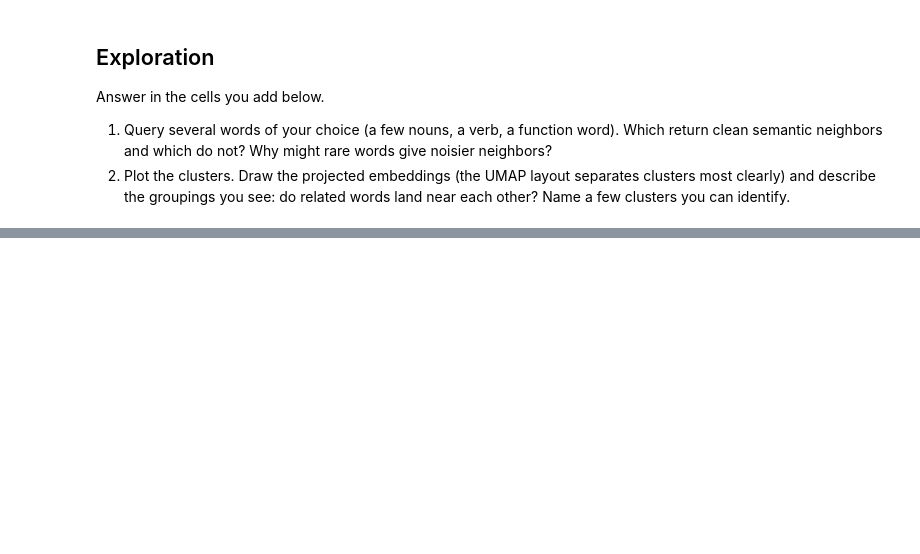
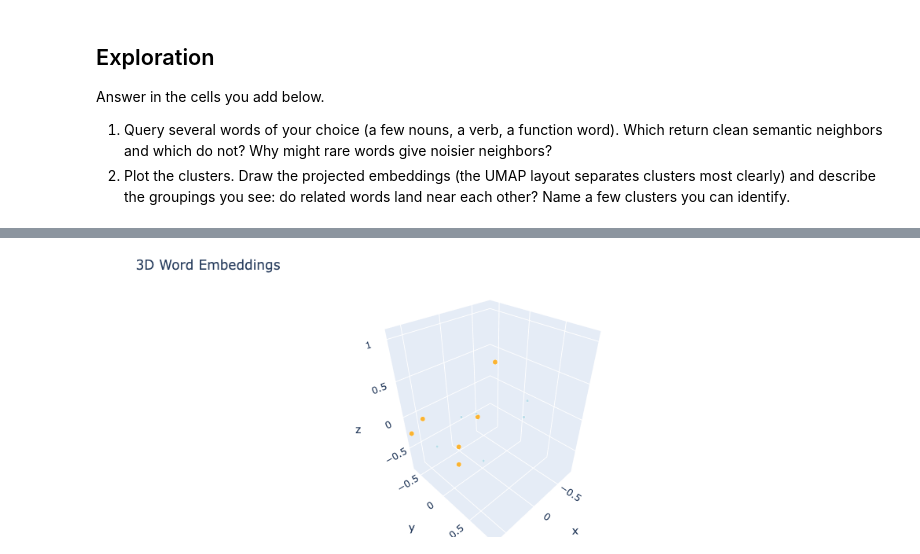
Before and after one commit to sc2698-alt/eng-ai-agents, a Jupyter notebook: notebooks/assignments/topics/embedding-projector/embedding_projector_assignment.ipynb, the cells around one changed output, grey strips where cells are left out. Cells and saved outputs as stored; diff of their text form; code cells hidden in the pictures; blank space fills up the shorter version.

```diff
--- a/notebooks/assignments/topics/embedding-projector/embedding_projector_assignment.ipynb
+++ b/notebooks/assignments/topics/embedding-projector/embedding_projector_assignment.ipynb
@@ -254,3 +254,10 @@ Answer in the cells you add below.
 2. Plot the clusters. Draw the projected embeddings (the UMAP layout separates clusters most
    clearly) and describe the groupings you see: do related words land near each other? Name a few
    clusters you can identify.
+# %%
+test_words = ["government", "king", "run", "eat", "the", "and", "because", "data"]
+for w in test_words:
+    if w in word_to_index:
+        print("\nWORD:", w)
+        for n, s in neighbors(w, 8):
+            print(f"  {n:15s} {s:.3f}")
@@ -256,0 +288,33 @@ Answer in the cells you add below.
+# %%
+query_words = []
+neighbor_words = set()
+
+# collect neighbors
+for w in test_words:
+    if w in word_to_index:
+        query_words.append(w)
+        for n, s in neighbors(w, 8):
+            if n in word_to_index:
+                neighbor_words.add(n)
+
+# all words to plot
+all_words = set(query_words) | neighbor_words
+
+# ONLY keep words that exist in PCA/UMAP subset
+word_to_idx_plot = {w: i for i, w in enumerate(plot_words)}
+valid_words = [w for w in all_words if w in word_to_idx_plot]
+
+plot_indices = [word_to_idx_plot[w] for w in valid_words]
+
+coords = umap3 if ("umap3" in globals() and umap3 is not None) else pca3
+
+fig = plot_embeddings(
+    coords[plot_indices],
+    valid_words,
+    query=None,
+    neighbor_set=neighbor_words
+)
+
+fig
+# %% [output]
+[figure, added]
```
Also changed, not shown: parts of 3 cells of this notebook.
